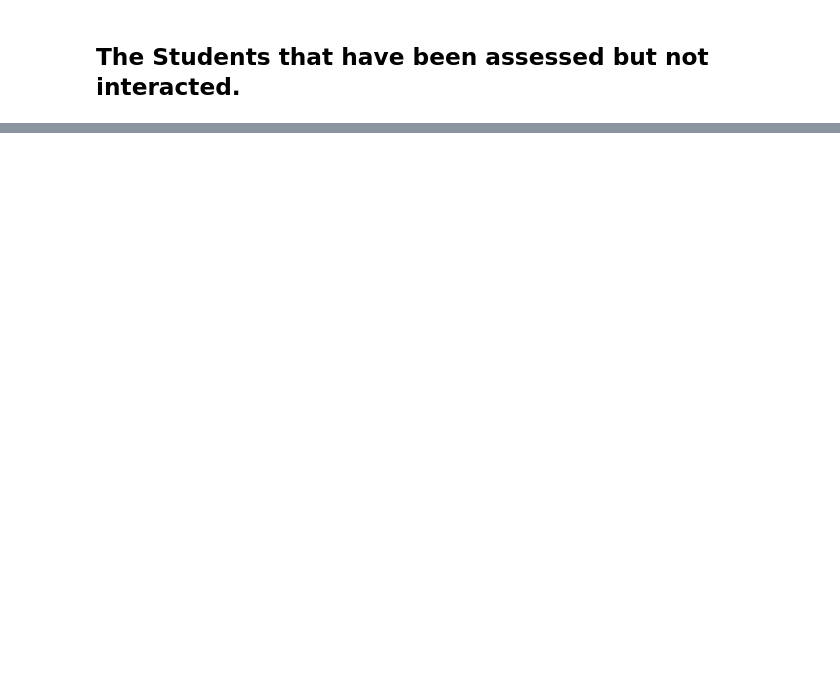
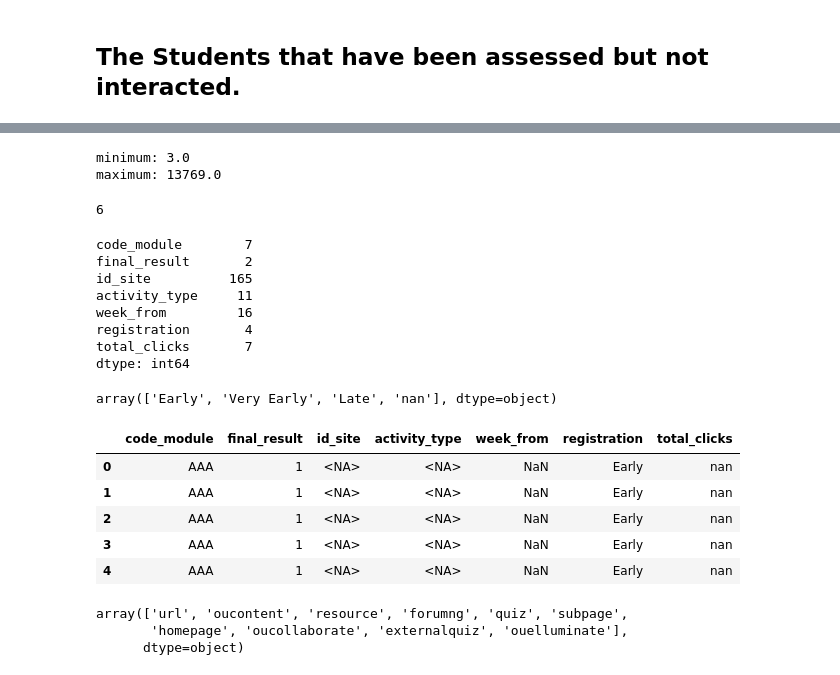
Before and after one commit to horsewell/project4, a Jupyter notebook: student_interaction_course_only.ipynb, the cells around one changed output, grey strips where cells are left out. Drawn from its saved outputs; the diff is of its cells as text; code cells hidden in the pictures; blank space fills up the shorter version.

```diff
--- a/student_interaction_course_only.ipynb
+++ b/student_interaction_course_only.ipynb
@@ -154,0 +414,15 @@ X_train, X_test, y_train, y_test = train_test_split(X, y, random_state = 42)
+# %%
+# find the min and max of the column
+print('minimum:', ou_df['sum_click'].min(), end='\n')
+print('maximum:', ou_df['sum_click'].max())
+
+## Defining the categories label:
+categories3 = pd.Series(['0-2295', '2295-4590', '4590-6885', '6885-19179', '9179-11474', '11474-13769'])
+
+## Applying these categories both to the auxiliary and to the working datasets:
+ou_df['total_clicks'] = pd.cut(ou_df.sum_click, bins = [0,2295,4590,6885,9179,11474,13769], labels=categories3)
+ou_df['total_clicks'].nunique()
+# %% [output]
+minimum: 3.0
+maximum: 13769.0
+6
@@ -154,0 +440,38 @@ X_train, X_test, y_train, y_test = train_test_split(X, y, random_state = 42)
+# %%
+ou_df["code_module"] = ou_df["code_module"].astype("str")
+ou_df["final_result"] = ou_df["final_result"].astype("str")
+#ou_df["date_unregistration"] = ou_df["date_unregistration"].astype("str")
+#ou_df["date"] = ou_df["date"].astype("str")
+ou_df["id_site"] = ou_df["id_site"].astype("str")
+ou_df["activity_type"] = ou_df["activity_type"].astype("str")
+ou_df["registration"] = ou_df["registration"].astype("str")
+ou_df["total_clicks"] = ou_df["total_clicks"].astype("str")
+display(ou_df.nunique())
+display(ou_df['registration'].unique())
+ou_df.head()
+# %% [output]
+code_module        7
+final_result       2
+id_site          165
+activity_type     11
+week_from         16
+registration       4
+total_clicks       7
+dtype: int64
+array(['Early', 'Very Early', 'Late', 'nan'], dtype=object)
+|  | code_module | final_result | id_site | activity_type | week_from | registration | total_clicks |
+| 0 | AAA | 1 | <NA> | <NA> | NaN | Early | nan |
+| 1 | AAA | 1 | <NA> | <NA> | NaN | Early | nan |
+| 2 | AAA | 1 | <NA> | <NA> | NaN | Early | nan |
+| 3 | AAA | 1 | <NA> | <NA> | NaN | Early | nan |
+| 4 | AAA | 1 | <NA> | <NA> | NaN | Early | nan |
+# %%
+
+ou_df['id_site'] = ou_df['id_site'].replace({'<NA>': '546712'})
+ou_df['activity_type'] = ou_df['activity_type'].replace({'<NA>': 'url'})
+ou_df['week_from'] = ou_df['week_from'].fillna(1)
+ou_df['activity_type'].unique()
+# %% [output]
+array(['url', 'oucontent', 'resource', 'forumng', 'quiz', 'subpage',
+       'homepage', 'oucollaborate', 'externalquiz', 'ouelluminate'],
+      dtype=object)
```
Also changed, not shown: parts of 45 cells of this notebook.
